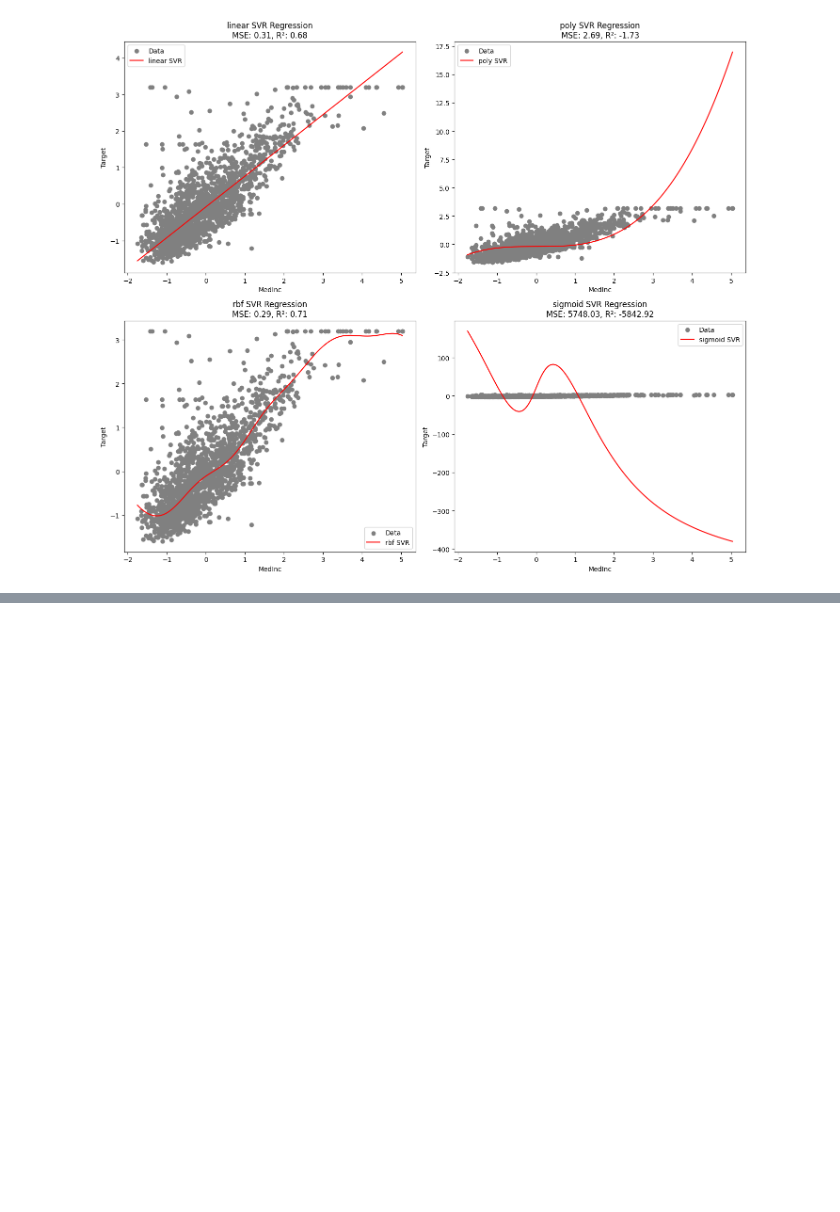
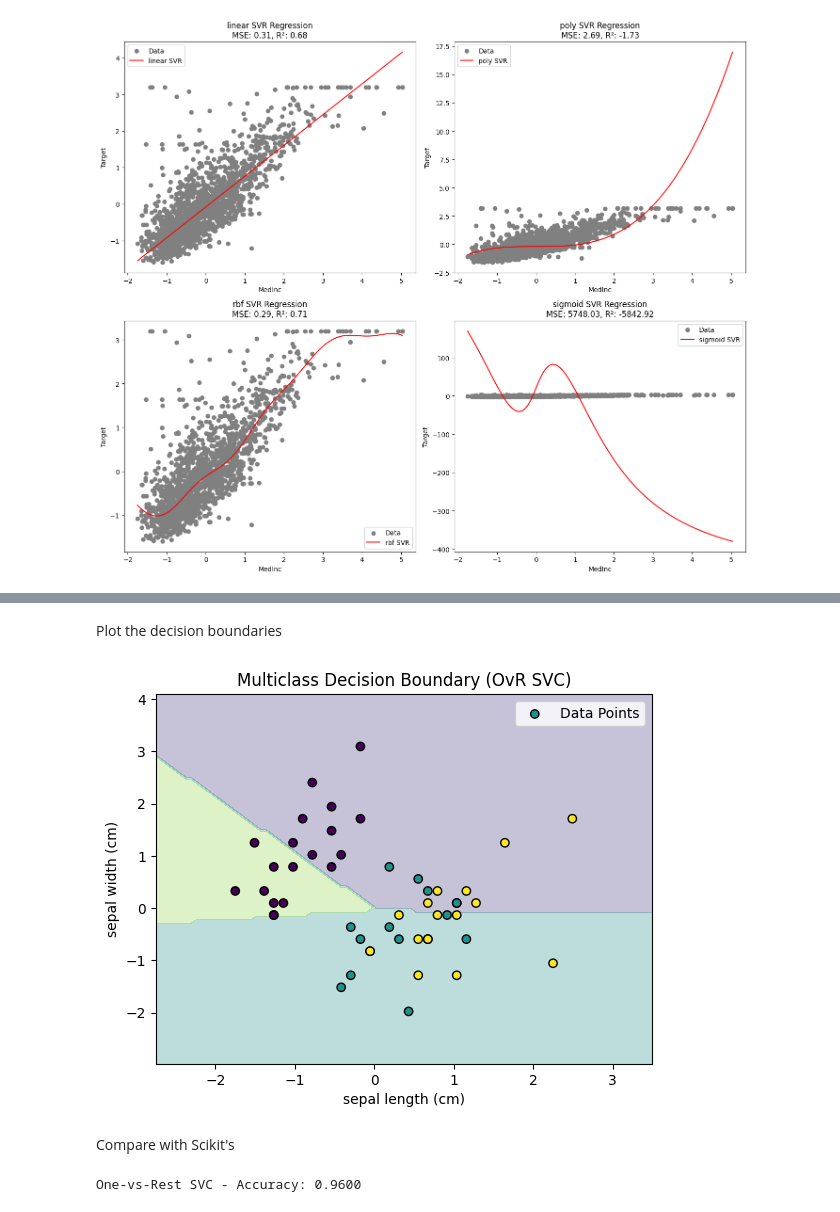
Before and after one commit to adamd1985/Lectures_On_MLAI, a Jupyter notebook: 4_6_SVM_Lecture.ipynb, the cells around one changed output, grey strips where cells are left out. Drawn from its saved outputs; the diff is of its cells as text; code cells hidden in the pictures; blank space fills up the shorter version.

```diff
--- a/4_6_SVM_Lecture.ipynb
+++ b/4_6_SVM_Lecture.ipynb
@@ -728,3 +785,57 @@ plt.show()
+# %% [markdown]
+Plot the decision boundaries
+# %%
+def plot_multiclass_decision_boundary(X, y, model, feature_indices=(0, 1), feature_names=("Feature 1", "Feature 2")):
+    X_selected = X[:, feature_indices]
+
+    x_min, x_max = X_selected[:, 0].min() - 1, X_selected[:, 0].max() + 1
+    y_min, y_max = X_selected[:, 1].min() - 1, X_selected[:, 1].max() + 1
+    xx, yy = np.meshgrid(np.linspace(x_min, x_max, 100), np.linspace(y_min, y_max, 100))
+
+    X_grid = np.zeros((xx.ravel().shape[0], X.shape[1]))
+    X_grid[:, feature_indices[0]] = xx.ravel()
+    X_grid[:, feature_indices[1]] = yy.ravel()
+
+    Z = model.predict(X_grid)
+    Z = Z.reshape(xx.shape)
+
+    plt.contourf(xx, yy, Z, alpha=0.3, levels=np.arange(len(np.unique(y)) + 1) - 0.5)
+    plt.scatter(X_selected[:, 0], X_selected[:, 1], c=y, edgecolors='k', marker='o', label="Data Points")
+
+    plt.xlim(x_min, x_max)
+    plt.ylim(y_min, y_max)
+    plt.xlabel(feature_names[0])
+    plt.ylabel(feature_names[1])
+    plt.title("Multiclass Decision Boundary (OvR SVC)")
+    plt.legend()
+    plt.show()
+
+plot_multiclass_decision_boundary(X_test, y_test, model=svc_ovr, feature_names=data.feature_names[:2])
+# %% [output]
+[figure, added]
+# %% [markdown]
+Compare with Scikit's
+# %%
+from sklearn.svm import SVC
+
+data = load_iris()
+X = data.data
+y = data.target
+
+scaler = StandardScaler()
+X = scaler.fit_transform(X)
+
+X_train, X_test, y_train, y_test = train_test_split(X, y, train_size=100, random_state=42)
+
+svc_sklearn = SVC(C=0.5, kernel="linear", decision_function_shape="ovr")
+svc_sklearn.fit(X_train, y_train)
+
+y_pred_sklearn = svc_sklearn.predict(X_test)
+
+accuracy_sklearn = accuracy_score(y_test, y_pred_sklearn)
+print(f"One-vs-Rest SVC - Accuracy: {accuracy_sklearn:.4f}")
+# %% [output]
+One-vs-Rest SVC - Accuracy: 0.9600
 # %% [markdown]
 #Conclusion
 
```
Also changed, not shown: parts of 10 cells of this notebook.
